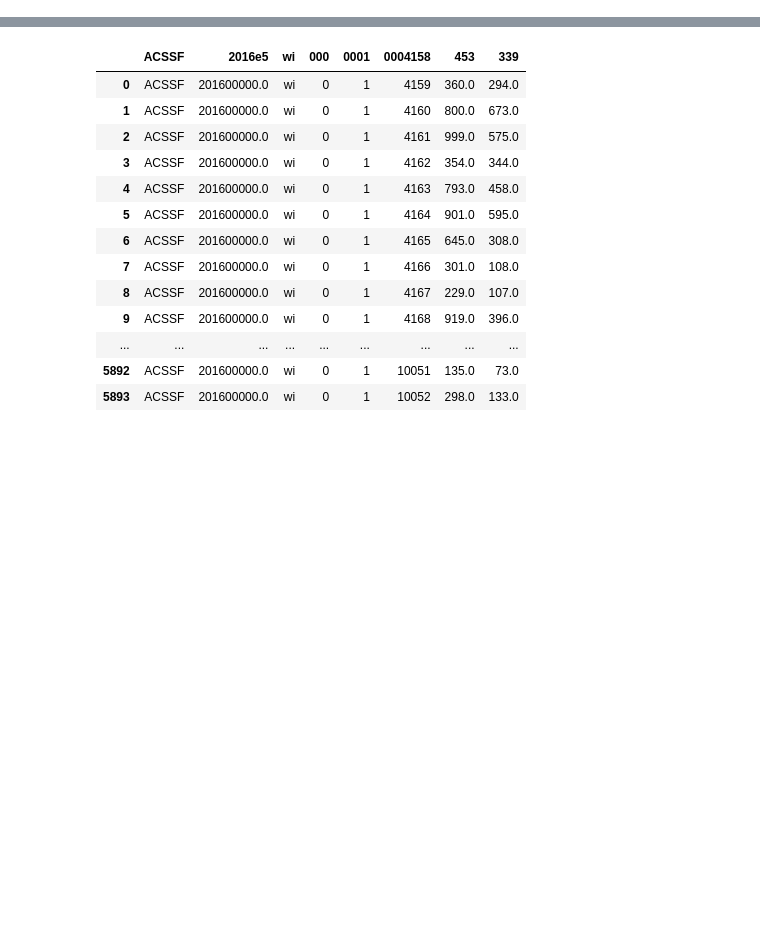
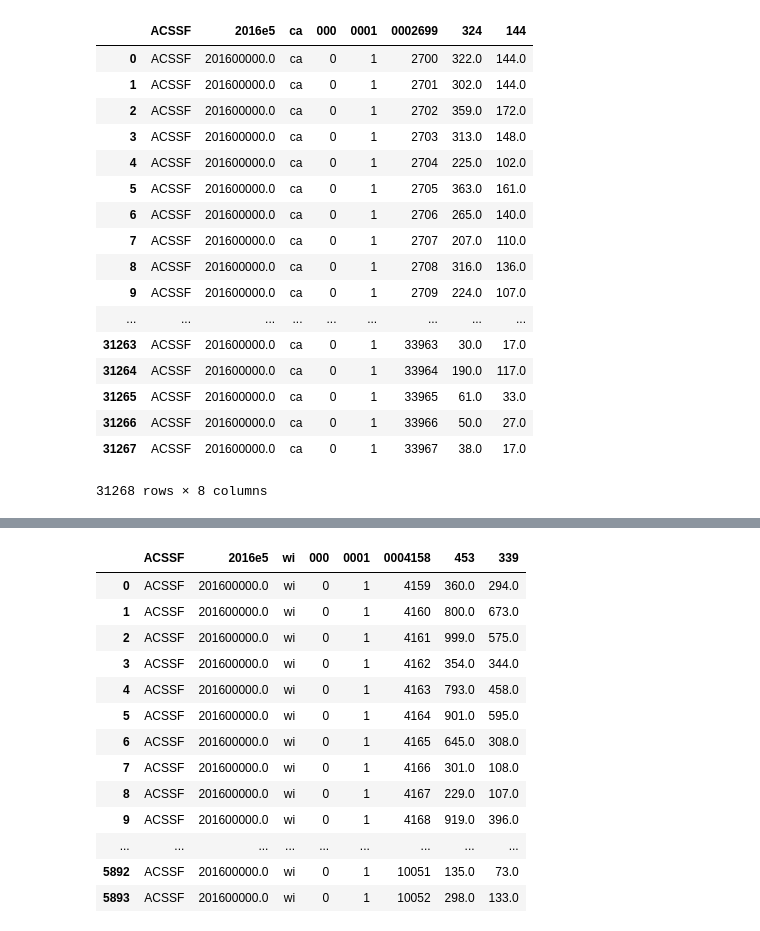
Before and after one commit to RyanAugust/public_transit_usability, a Jupyter notebook: public_transit_usability/analysis.ipynb, the cells around one changed output, grey strips where cells are left out. Drawn from its saved outputs; the diff is of its cells as text; code cells hidden in the pictures; blank space fills up the shorter version.

```diff
--- a/public_transit_usability/analysis.ipynb
+++ b/public_transit_usability/analysis.ipynb
@@ -6,2 +74,23 @@ import matplotlib.pyplot as plt
+# %%
+pd.read_csv('/Users/ryanduecker/git/public_transit_usability/public_transit_usability/data/tab4/sumfile/prod/2012thru2016/group2/e20165ca0001000.txt')
+# %% [output]
+|  | ACSSF | 2016e5 | ca | 000 | 0001 | 0002699 | 324 | 144 |
+| 0 | ACSSF | 201600000.0 | ca | 0 | 1 | 2700 | 322.0 | 144.0 |
+| 1 | ACSSF | 201600000.0 | ca | 0 | 1 | 2701 | 302.0 | 144.0 |
+| 2 | ACSSF | 201600000.0 | ca | 0 | 1 | 2702 | 359.0 | 172.0 |
+| 3 | ACSSF | 201600000.0 | ca | 0 | 1 | 2703 | 313.0 | 148.0 |
+| 4 | ACSSF | 201600000.0 | ca | 0 | 1 | 2704 | 225.0 | 102.0 |
+| 5 | ACSSF | 201600000.0 | ca | 0 | 1 | 2705 | 363.0 | 161.0 |
+| 6 | ACSSF | 201600000.0 | ca | 0 | 1 | 2706 | 265.0 | 140.0 |
+| 7 | ACSSF | 201600000.0 | ca | 0 | 1 | 2707 | 207.0 | 110.0 |
+| 8 | ACSSF | 201600000.0 | ca | 0 | 1 | 2708 | 316.0 | 136.0 |
+| 9 | ACSSF | 201600000.0 | ca | 0 | 1 | 2709 | 224.0 | 107.0 |
+| ... | ... | ... | ... | ... | ... | ... | ... | ... |
+| 31263 | ACSSF | 201600000.0 | ca | 0 | 1 | 33963 | 30.0 | 17.0 |
+| 31264 | ACSSF | 201600000.0 | ca | 0 | 1 | 33964 | 190.0 | 117.0 |
+| 31265 | ACSSF | 201600000.0 | ca | 0 | 1 | 33965 | 61.0 | 33.0 |
+| 31266 | ACSSF | 201600000.0 | ca | 0 | 1 | 33966 | 50.0 | 27.0 |
+| 31267 | ACSSF | 201600000.0 | ca | 0 | 1 | 33967 | 38.0 | 17.0 |
+31268 rows × 8 columns
 # %%
 df = pd.read_csv('population_by_zip_2010.csv')
```
Also changed, not shown: parts of 11 cells of this notebook.
